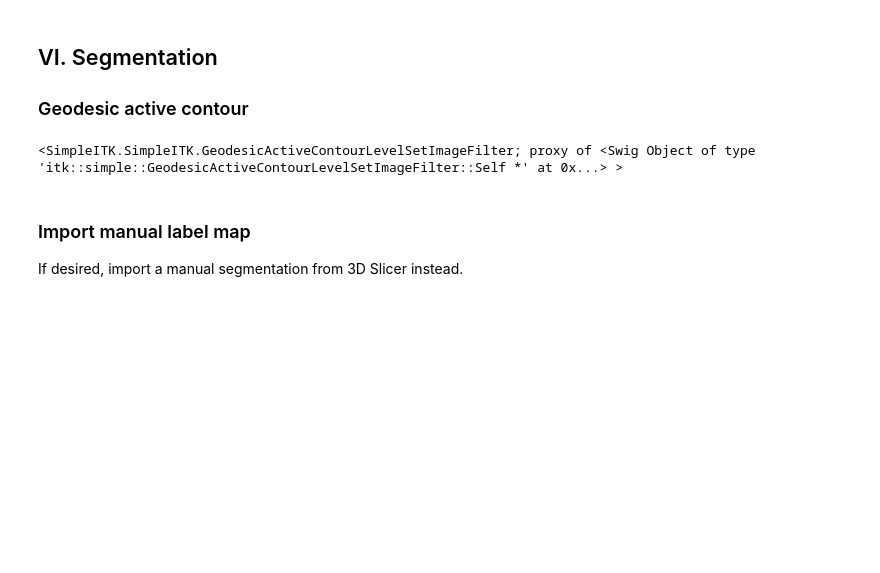
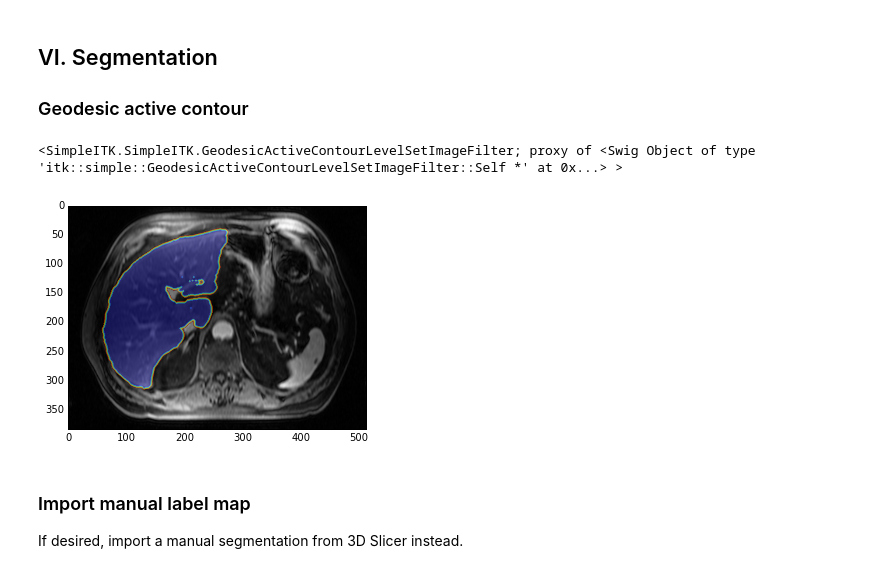
Before and after one commit to jon-young/medicalimage, a Jupyter notebook: Liver Interactive.ipynb, the cells around one changed output. Cells and saved outputs as stored; diff of their text form; code cells hidden in the pictures; blank space fills up the shorter version.

```diff
--- a/Liver Interactive.ipynb
+++ b/Liver Interactive.ipynb
@@ -113,7 +119,7 @@ imgSeries = reader.Execute()
 # %% [markdown]
 Pick a slice to work with. Only the 2D case is considered here.
 # %%
-sliceNum = 50
+sliceNum = 42
 # %%
 imgSlice = imgSeries[:,:,sliceNum]
 # %% [markdown]
@@ -260,7 +284,9 @@ gac.SetNumberOfIterations(100)
 # %%
 imgGac = gac.Execute(initImg, imgSigmoid)
 # %%
-show_img(imgSigmoid, imgGac)
+show_img(imgSlice, imgGac)
+# %% [output]
+[figure, added]
 # %% [markdown]
 ### Import manual label map
 
```
Also changed, not shown: parts of 23 cells of this notebook.
